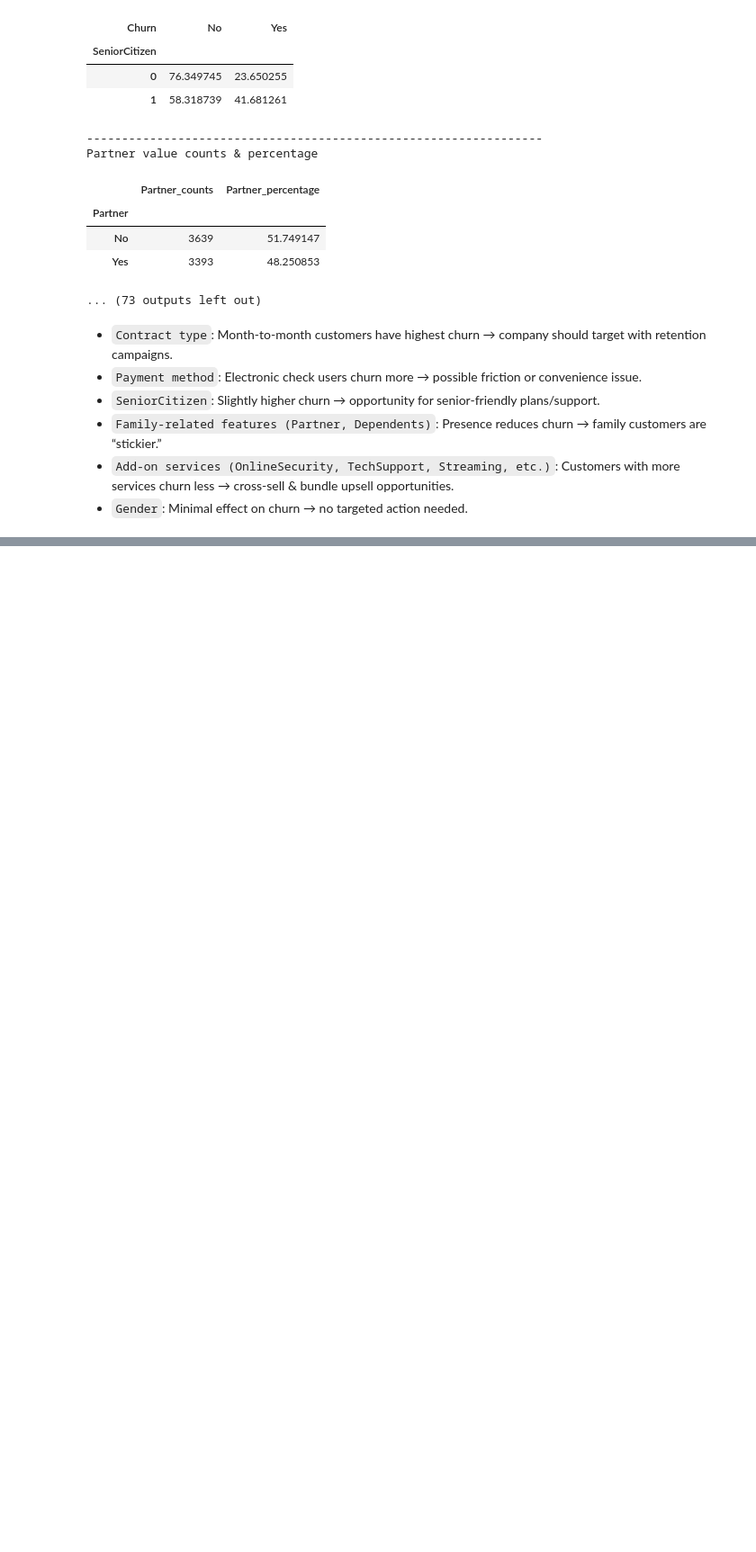
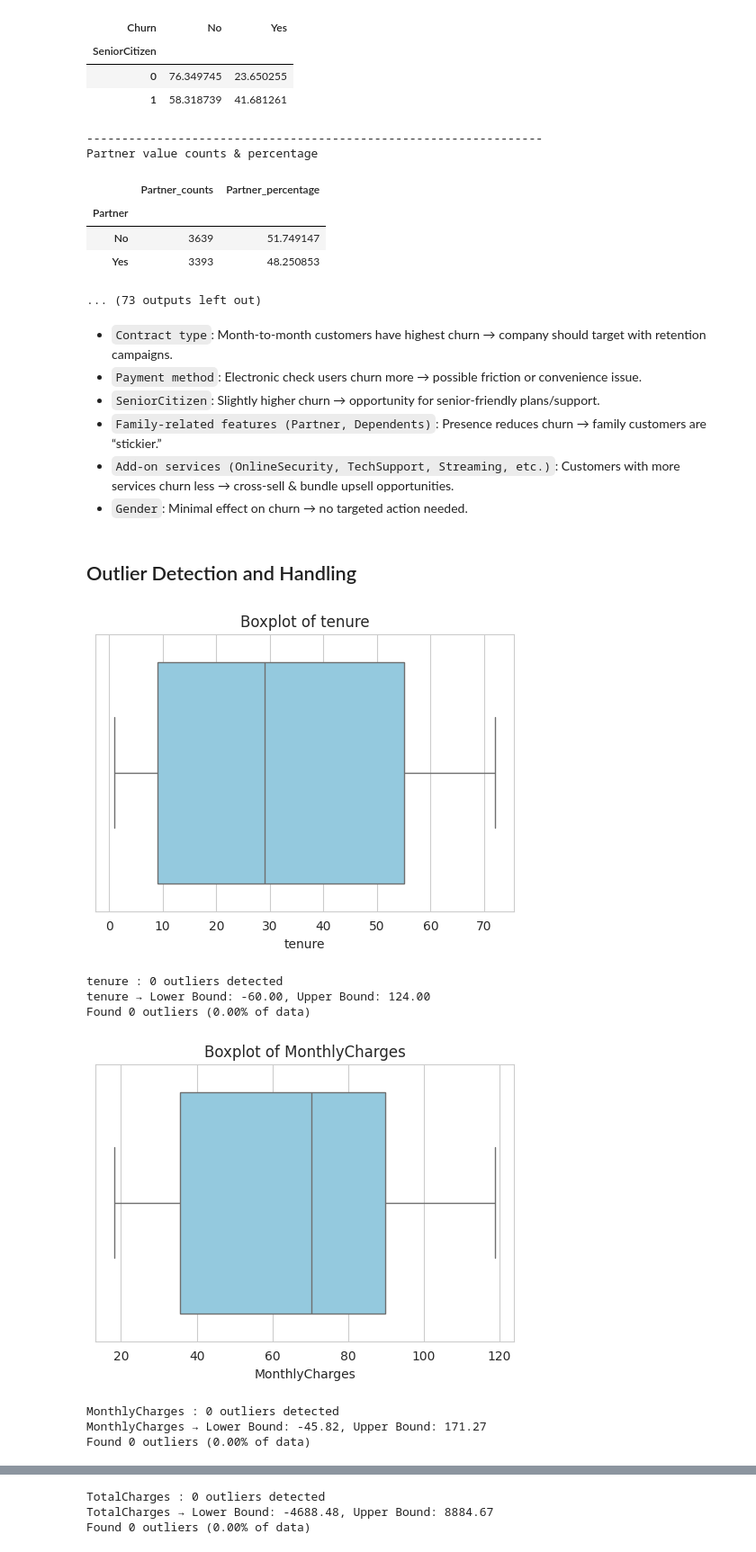
Before and after one commit to Aman-sys-ui/EDA, a Jupyter notebook: Customer_Churn/Telco_Customer_Churn.ipynb, the cells around one changed output, grey strips where cells are left out. Shown at 90% size. Drawn from its saved outputs; the diff is of its cells as text; code cells hidden in the pictures; blank space fills up the shorter version.

```diff
--- a/Customer_Churn/Telco_Customer_Churn.ipynb
+++ b/Customer_Churn/Telco_Customer_Churn.ipynb
@@ -362,3 +362,37 @@ Partner value counts & percentage
 - `Family-related features (Partner, Dependents)`: Presence reduces churn → family customers are “stickier.”
 - `Add-on services (OnlineSecurity, TechSupport, Streaming, etc.)`: Customers with more services churn less → cross-sell & bundle upsell opportunities.
 - `Gender`: Minimal effect on churn → no targeted action needed.
+# %% [markdown]
+## Outlier Detection and Handling
+# %%
+# Function for outlier detection
+def detect_outliers(df , feature):
+    Q1 = df[feature].quantile(0.25)
+    Q3 = df[feature].quantile(0.75)
+
+    #Inter-quartile range
+    IQR = Q3 - Q1
+    lower_bound = Q1 - 1.5 * IQR
+    upper_bound = Q3 + 1.5 * IQR
+    outliers = df[(df[feature] < lower_bound ) | (df[feature] > upper_bound)]
+    print(f"{feature} : {outliers.shape[0]} outliers detected ")
+    return outliers , lower_bound ,upper_bound
+# %%
+# Plot boxplots + check outliers for each numeric column
+for col in numeric_cols:
+    sns.boxplot(x=df[col], color= 'skyblue')
+    plt.title(f'Boxplot of {col}')
+    plt.show()
+
+    outliers, lb, ub = detect_outliers(df, col)
+    print(f"{col} → Lower Bound: {lb:.2f}, Upper Bound: {ub:.2f}")
+    print(f"Found {len(outliers)} outliers ({len(outliers)/len(df)*100:.2f}% of data)\n")
+# %% [output]
+[figure, added]
+tenure : 0 outliers detected
+tenure → Lower Bound: -60.00, Upper Bound: 124.00
+Found 0 outliers (0.00% of data)
+[figure, added]
+MonthlyCharges : 0 outliers detected
+MonthlyCharges → Lower Bound: -45.82, Upper Bound: 171.27
+Found 0 outliers (0.00% of data)
@@ -364,0 +400,3 @@ Partner value counts & percentage
+TotalCharges : 0 outliers detected
+TotalCharges → Lower Bound: -4688.48, Upper Bound: 8884.67
+Found 0 outliers (0.00% of data)
```
Also changed, not shown: parts of 5 cells of this notebook.
